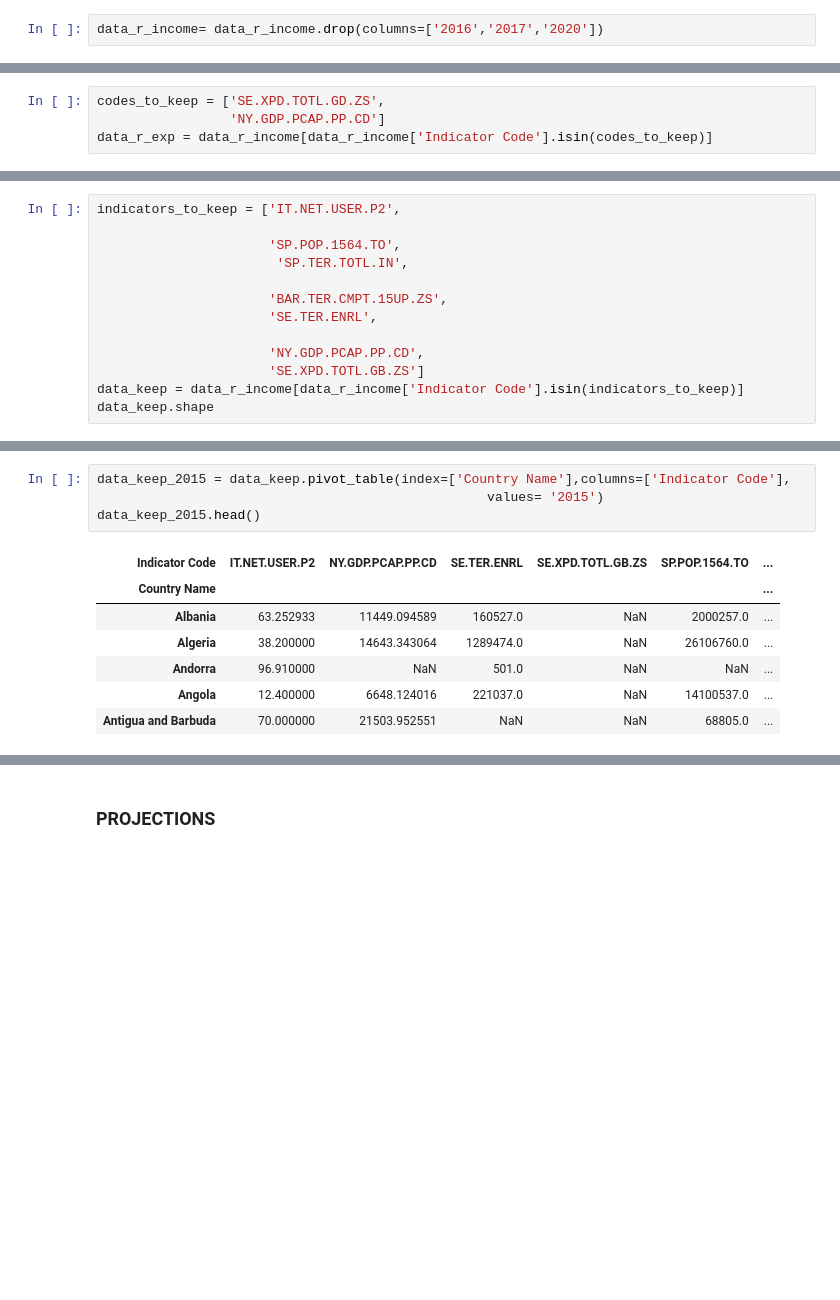
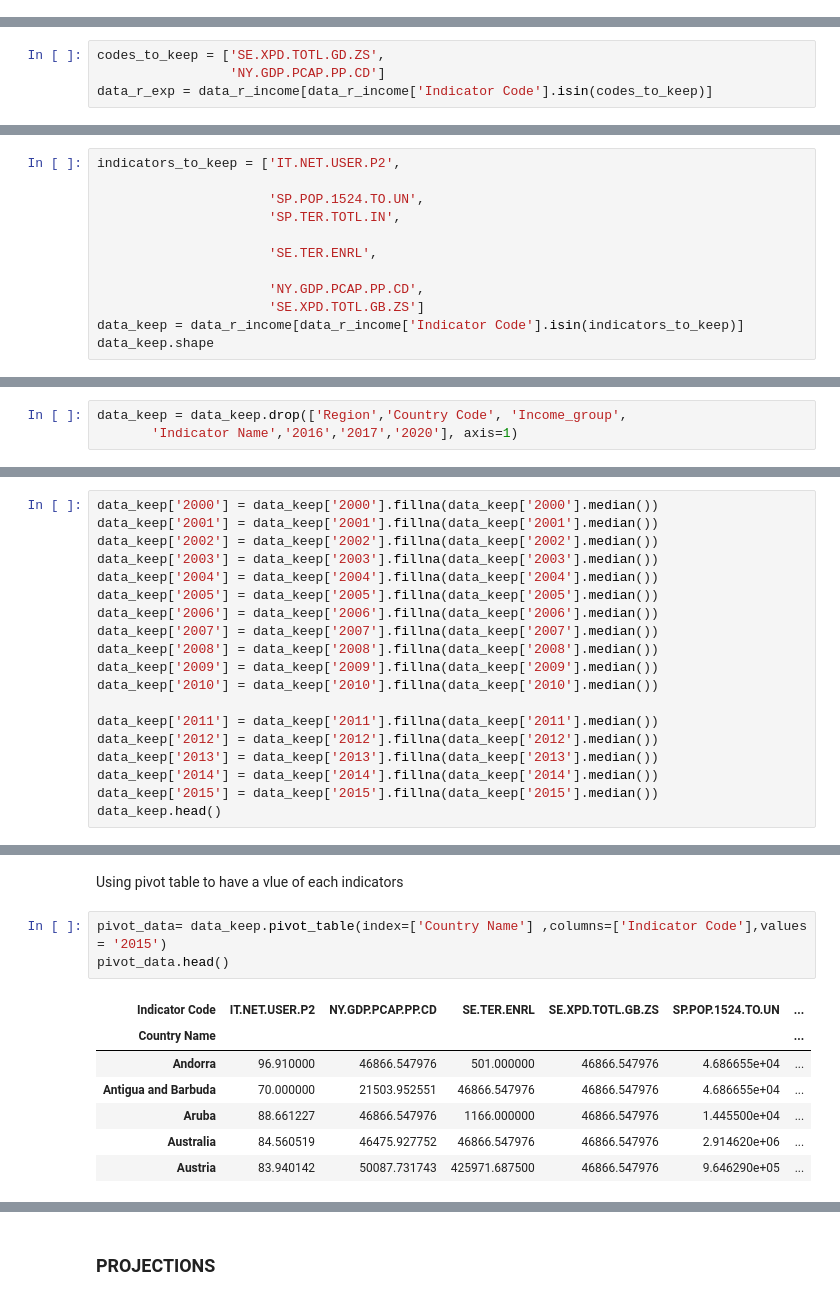
Before and after one commit to Azimoj/EdState-, a Jupyter notebook: P2.ipynb, the cells around one changed output, grey strips where cells are left out. Cells and saved outputs as stored; diff of their text form; blank space fills up the shorter version.

```diff
--- a/P2.ipynb
+++ b/P2.ipynb
@@ -185,2 +180,0 @@ __Droping years "2016","2017","2020"__
-# %%
-data_r_income= data_r_income.drop(columns=['2016','2017','2020'])
@@ -360,10 +330,9 @@ data_r_income.shape
 # %%
 indicators_to_keep = ['IT.NET.USER.P2',
 
-                      'SP.POP.1564.TO',
-                       'SP.TER.TOTL.IN',
+                      'SP.POP.1524.TO.UN',
+                      'SP.TER.TOTL.IN',
 
-                      'BAR.TER.CMPT.15UP.ZS',
                       'SE.TER.ENRL',
 
                       'NY.GDP.PCAP.PP.CD',
@@ -395,0 +372,3 @@ pivot_edu.head()
+# %%
+data_keep = data_keep.drop(['Region','Country Code', 'Income_group',
+       'Indicator Name','2016','2017','2020'], axis=1)
@@ -395,0 +395,19 @@ pivot_edu.head()
+# %%
+data_keep['2000'] = data_keep['2000'].fillna(data_keep['2000'].median())
+data_keep['2001'] = data_keep['2001'].fillna(data_keep['2001'].median())
+data_keep['2002'] = data_keep['2002'].fillna(data_keep['2002'].median())
+data_keep['2003'] = data_keep['2003'].fillna(data_keep['2003'].median())
+data_keep['2004'] = data_keep['2004'].fillna(data_keep['2004'].median())
+data_keep['2005'] = data_keep['2005'].fillna(data_keep['2005'].median())
+data_keep['2006'] = data_keep['2006'].fillna(data_keep['2006'].median())
+data_keep['2007'] = data_keep['2007'].fillna(data_keep['2007'].median())
+data_keep['2008'] = data_keep['2008'].fillna(data_keep['2008'].median())
+data_keep['2009'] = data_keep['2009'].fillna(data_keep['2009'].median())
+data_keep['2010'] = data_keep['2010'].fillna(data_keep['2010'].median())
+
+data_keep['2011'] = data_keep['2011'].fillna(data_keep['2011'].median())
+data_keep['2012'] = data_keep['2012'].fillna(data_keep['2012'].median())
+data_keep['2013'] = data_keep['2013'].fillna(data_keep['2013'].median())
+data_keep['2014'] = data_keep['2014'].fillna(data_keep['2014'].median())
+data_keep['2015'] = data_keep['2015'].fillna(data_keep['2015'].median())
+data_keep.head()
@@ -396,12 +421,13 @@ pivot_edu.head()
+# %% [markdown]
+Using pivot table to have a vlue of each indicators
 # %%
-data_keep_2015 = data_keep.pivot_table(index=['Country Name'],columns=['Indicator Code'],
-                                                  values= '2015')
-data_keep_2015.head()
+pivot_data= data_keep.pivot_table(index=['Country Name'] ,columns=['Indicator Code'],values = '2015')
+pivot_data.head()
 # %% [output]
-| Indicator Code | IT.NET.USER.P2 | NY.GDP.PCAP.PP.CD | SE.TER.ENRL | SE.XPD.TOTL.GB.ZS | SP.POP.1564.TO | ... |
+| Indicator Code | IT.NET.USER.P2 | NY.GDP.PCAP.PP.CD | SE.TER.ENRL | SE.XPD.TOTL.GB.ZS | SP.POP.1524.TO.UN | ... |
 | Country Name |  |  |  |  |  | ... |
-| Albania | 63.252933 | 11449.094589 | 160527.0 | NaN | 2000257.0 | ... |
-| Algeria | 38.200000 | 14643.343064 | 1289474.0 | NaN | 26106760.0 | ... |
-| Andorra | 96.910000 | NaN | 501.0 | NaN | NaN | ... |
-| Angola | 12.400000 | 6648.124016 | 221037.0 | NaN | 14100537.0 | ... |
-| Antigua and Barbuda | 70.000000 | 21503.952551 | NaN | NaN | 68805.0 | ... |
+| Andorra | 96.910000 | 46866.547976 | 501.000000 | 46866.547976 | 4.686655e+04 | ... |
+| Antigua and Barbuda | 70.000000 | 21503.952551 | 46866.547976 | 46866.547976 | 4.686655e+04 | ... |
+| Aruba | 88.661227 | 46866.547976 | 1166.000000 | 46866.547976 | 1.445500e+04 | ... |
+| Australia | 84.560519 | 46475.927752 | 46866.547976 | 46866.547976 | 2.914620e+06 | ... |
+| Austria | 83.940142 | 50087.731743 | 425971.687500 | 46866.547976 | 9.646290e+05 | ... |
```
Also changed, not shown: parts of 159 cells of this notebook.
